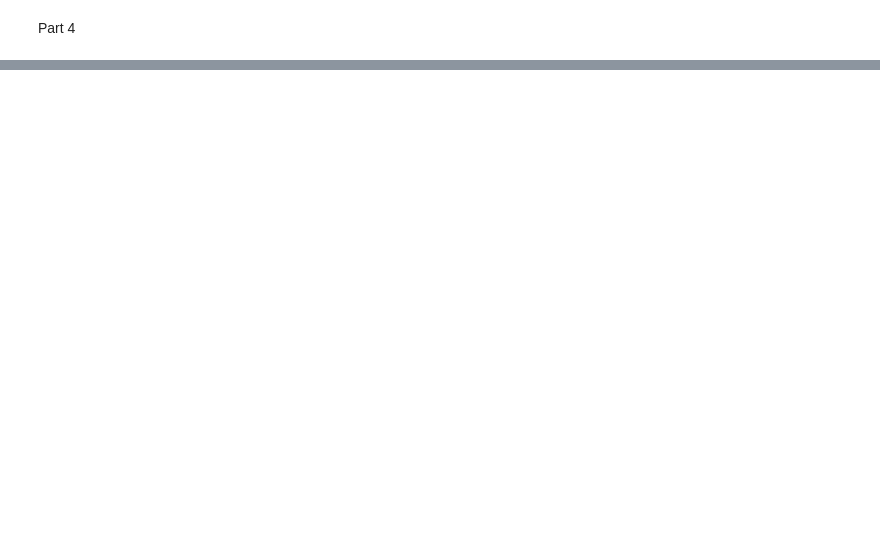
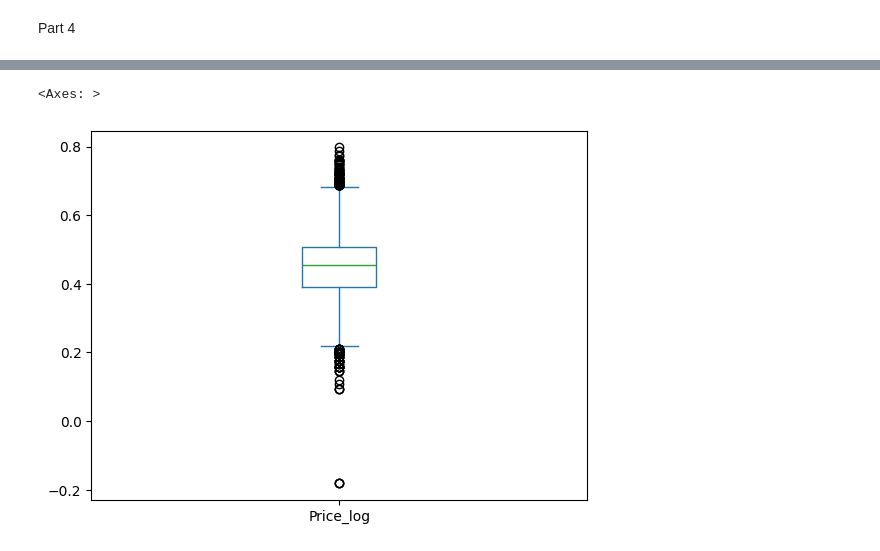
Before and after one commit to eep3uv/EDA, a Jupyter notebook: assignment/assignment.ipynb, the cells around one changed output, grey strips where cells are left out. Drawn from its saved outputs; the diff is of its cells as text; code cells hidden in the pictures; blank space fills up the shorter version.

```diff
--- a/assignment/assignment.ipynb
+++ b/assignment/assignment.ipynb
@@ -375,0 +435,13 @@ Shared rooms are rare across the board, with apartments being the primary proper
+# %%
+#Using log to do these graphs again...
+#Histogram for Price (w/ log)
+
+airbnb_df['Price_log'] = np.log(airbnb_df['Price'])
+# df['bond_log'].hist() # This crashes: We need to locate the non-infinte values
+airbnb_df.loc[airbnb_df['Price_log']>0,'Price_log'].hist(bins=20,grid=False)
+
+
+
+airbnb_df['Price'] = np.log(airbnb_df['Price'])
+
+airbnb_df.loc[airbnb_df['Price']>0,'Price'].hist(bins=20,grid=False)
@@ -375,0 +465,7 @@ Shared rooms are rare across the board, with apartments being the primary proper
+# %%
+#Boxplot of Price (w/ log)
+
+airbnb_df['Price_log'].plot.box()
+# %% [output]
+<Axes: >
+[figure, added]
```
Also changed, not shown: parts of 27 cells of this notebook.
